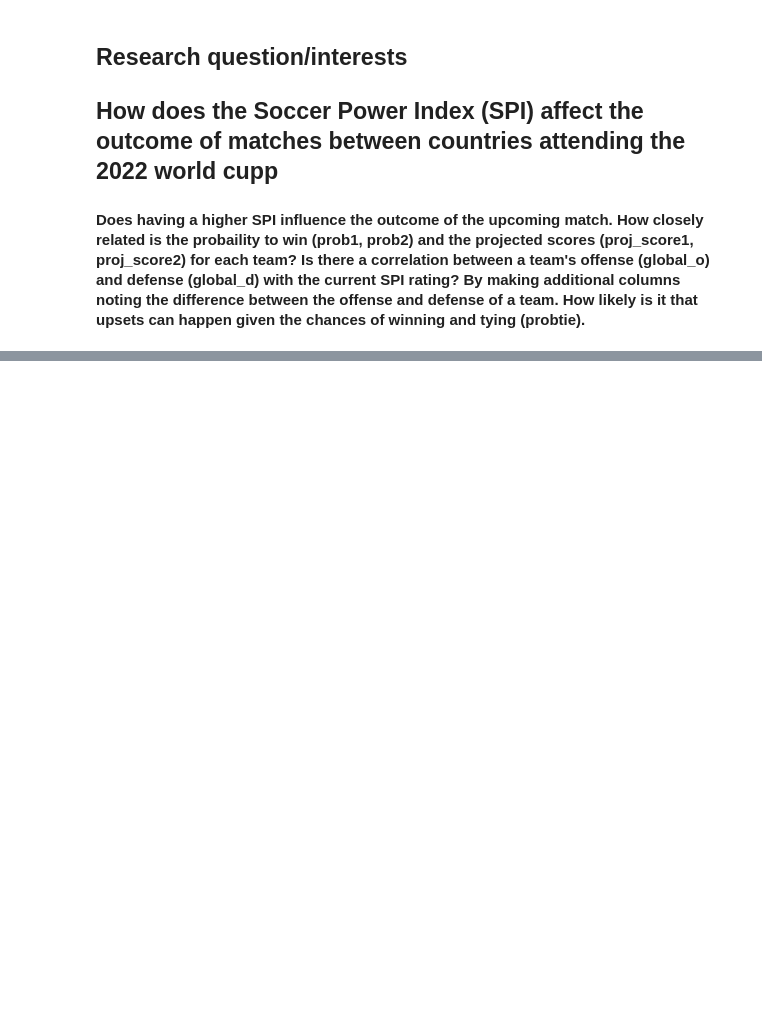
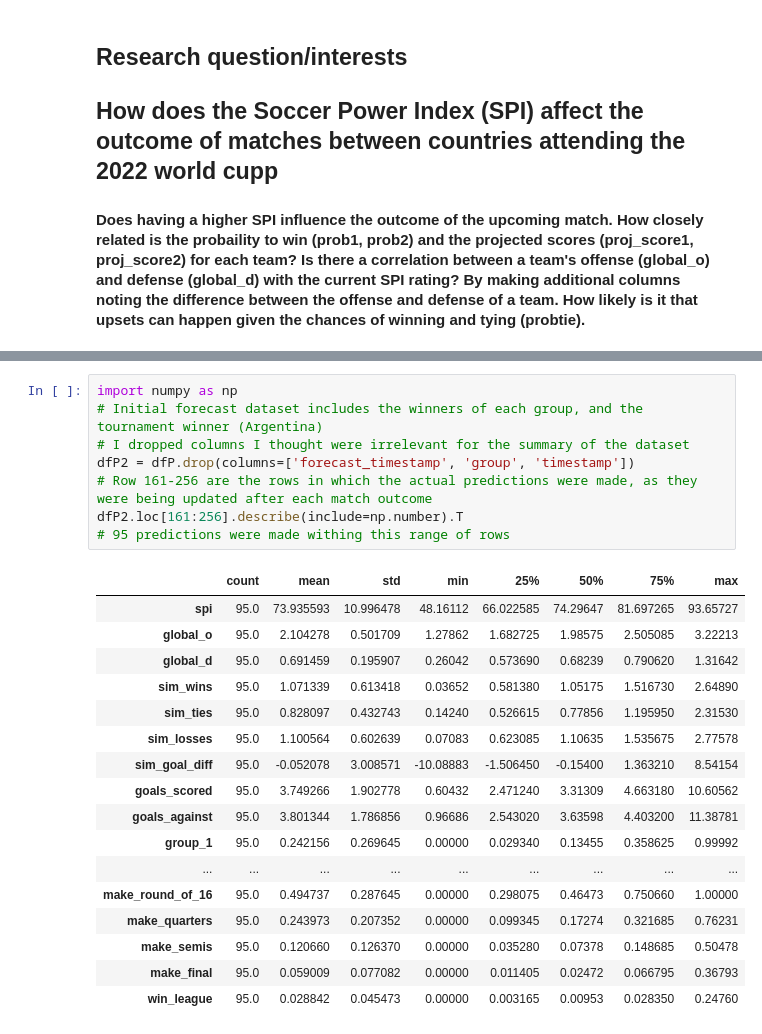
Before and after one commit to ubco-W2022T2-data301/project-group-group41, a Jupyter notebook: analysis/analysis1_Luis_Wen.ipynb, the cells around one changed output, grey strips where cells are left out. Saved outputs shown, nothing was run; the diff lists cells and outputs as text; blank space fills up the shorter version.

```diff
--- a/analysis/analysis1_Luis_Wen.ipynb
+++ b/analysis/analysis1_Luis_Wen.ipynb
@@ -20,0 +22,26 @@ dfPredictions.head()
+# %%
+import numpy as np
+# Initial forecast dataset includes the winners of each group, and the tournament winner (Argentina)
+# I dropped columns I thought were irrelevant for the summary of the dataset
+dfP2 = dfP.drop(columns=['forecast_timestamp', 'group', 'timestamp'])
+# Row 161-256 are the rows in which the actual predictions were made, as they were being updated after each match outcome
+dfP2.loc[161:256].describe(include=np.number).T
+# 95 predictions were made withing this range of rows
+# %% [output]
+|  | count | mean | std | min | 25% | 50% | 75% | max |
+| spi | 95.0 | 73.935593 | 10.996478 | 48.16112 | 66.022585 | 74.29647 | 81.697265 | 93.65727 |
+| global_o | 95.0 | 2.104278 | 0.501709 | 1.27862 | 1.682725 | 1.98575 | 2.505085 | 3.22213 |
+| global_d | 95.0 | 0.691459 | 0.195907 | 0.26042 | 0.573690 | 0.68239 | 0.790620 | 1.31642 |
+| sim_wins | 95.0 | 1.071339 | 0.613418 | 0.03652 | 0.581380 | 1.05175 | 1.516730 | 2.64890 |
+| sim_ties | 95.0 | 0.828097 | 0.432743 | 0.14240 | 0.526615 | 0.77856 | 1.195950 | 2.31530 |
+| sim_losses | 95.0 | 1.100564 | 0.602639 | 0.07083 | 0.623085 | 1.10635 | 1.535675 | 2.77578 |
+| sim_goal_diff | 95.0 | -0.052078 | 3.008571 | -10.08883 | -1.506450 | -0.15400 | 1.363210 | 8.54154 |
+| goals_scored | 95.0 | 3.749266 | 1.902778 | 0.60432 | 2.471240 | 3.31309 | 4.663180 | 10.60562 |
+| goals_against | 95.0 | 3.801344 | 1.786856 | 0.96686 | 2.543020 | 3.63598 | 4.403200 | 11.38781 |
+| group_1 | 95.0 | 0.242156 | 0.269645 | 0.00000 | 0.029340 | 0.13455 | 0.358625 | 0.99992 |
+| ... | ... | ... | ... | ... | ... | ... | ... | ... |
+| make_round_of_16 | 95.0 | 0.494737 | 0.287645 | 0.00000 | 0.298075 | 0.46473 | 0.750660 | 1.00000 |
+| make_quarters | 95.0 | 0.243973 | 0.207352 | 0.00000 | 0.099345 | 0.17274 | 0.321685 | 0.76231 |
+| make_semis | 95.0 | 0.120660 | 0.126370 | 0.00000 | 0.035280 | 0.07378 | 0.148685 | 0.50478 |
+| make_final | 95.0 | 0.059009 | 0.077082 | 0.00000 | 0.011405 | 0.02472 | 0.066795 | 0.36793 |
+| win_league | 95.0 | 0.028842 | 0.045473 | 0.00000 | 0.003165 | 0.00953 | 0.028350 | 0.24760 |
```
Also changed, not shown: parts of 5 cells of this notebook.
